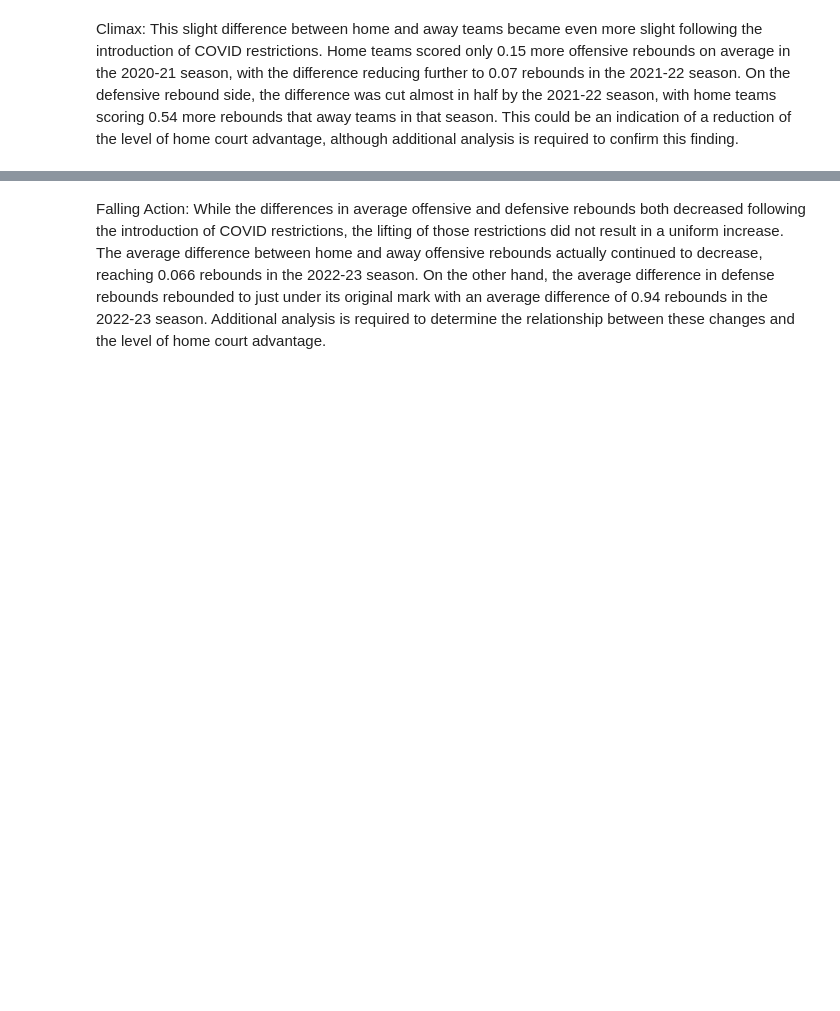
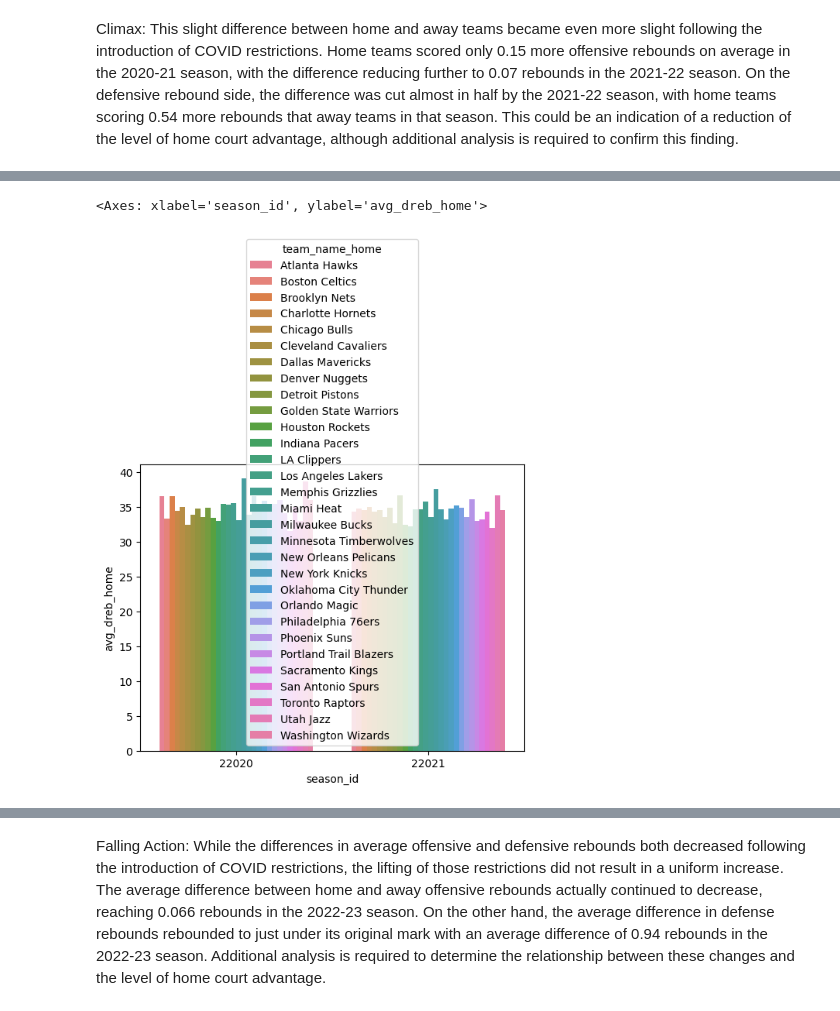
Before and after one commit to thezachdrake/UMD-INST627-Fall2024, a Jupyter notebook: inclass.ipynb, the cells around one changed output, grey strips where cells are left out. Saved outputs shown, nothing was run; the diff lists cells and outputs as text; code cells hidden in the pictures; blank space fills up the shorter version.

```diff
--- a/inclass.ipynb
+++ b/inclass.ipynb
@@ -298,0 +304,5 @@ sns.scatterplot(data=covid_reb, y=covid_reb['oreb_home']-covid_reb['dreb_home'],
+# %%
+sns.barplot(data=covid_reb, x='season_id', y='avg_dreb_home', hue='team_name_home')
+# %% [output]
+<Axes: xlabel='season_id', ylabel='avg_dreb_home'>
+[figure, added]
```
Also changed, not shown: parts of 9 cells of this notebook.
